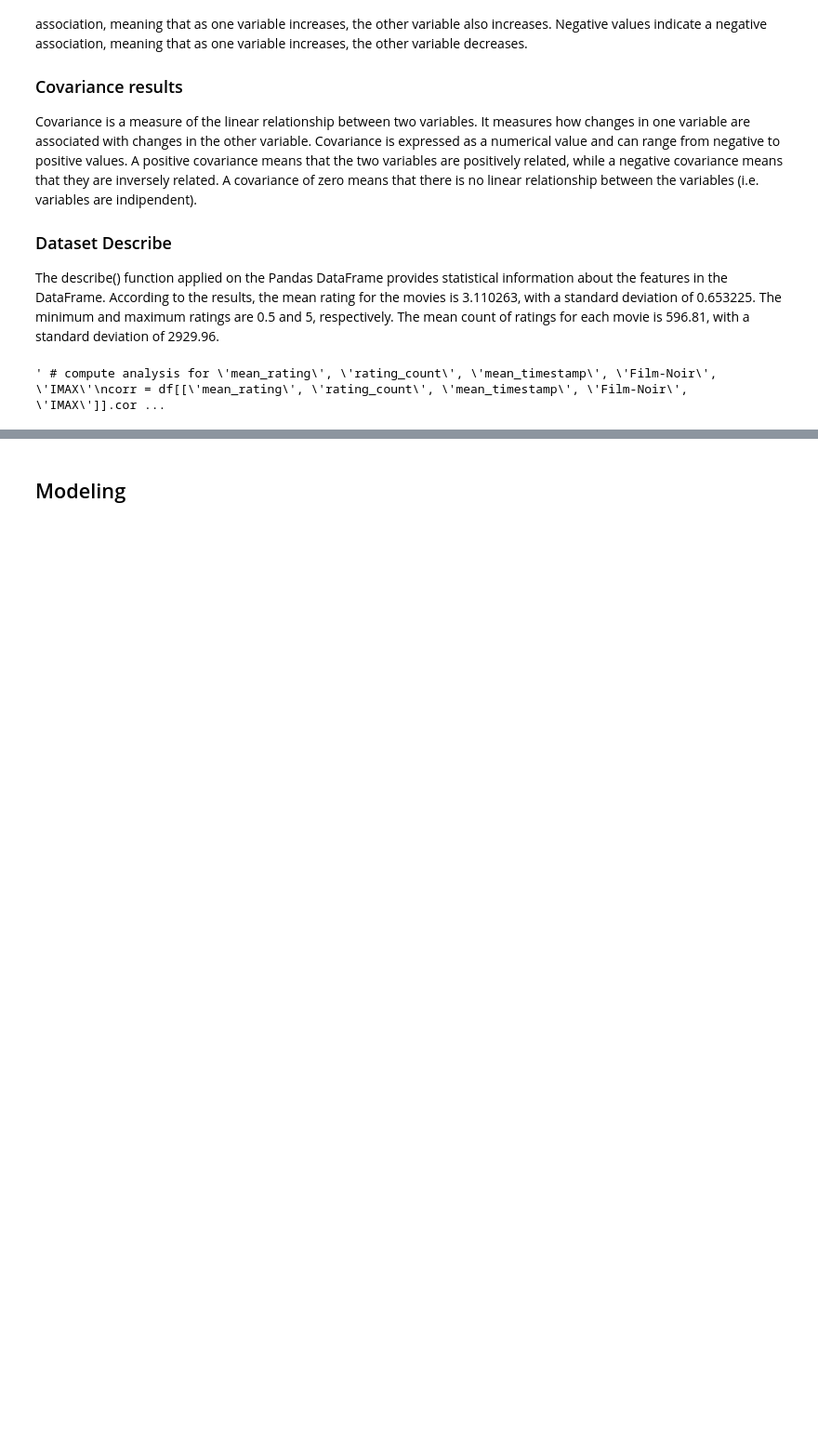
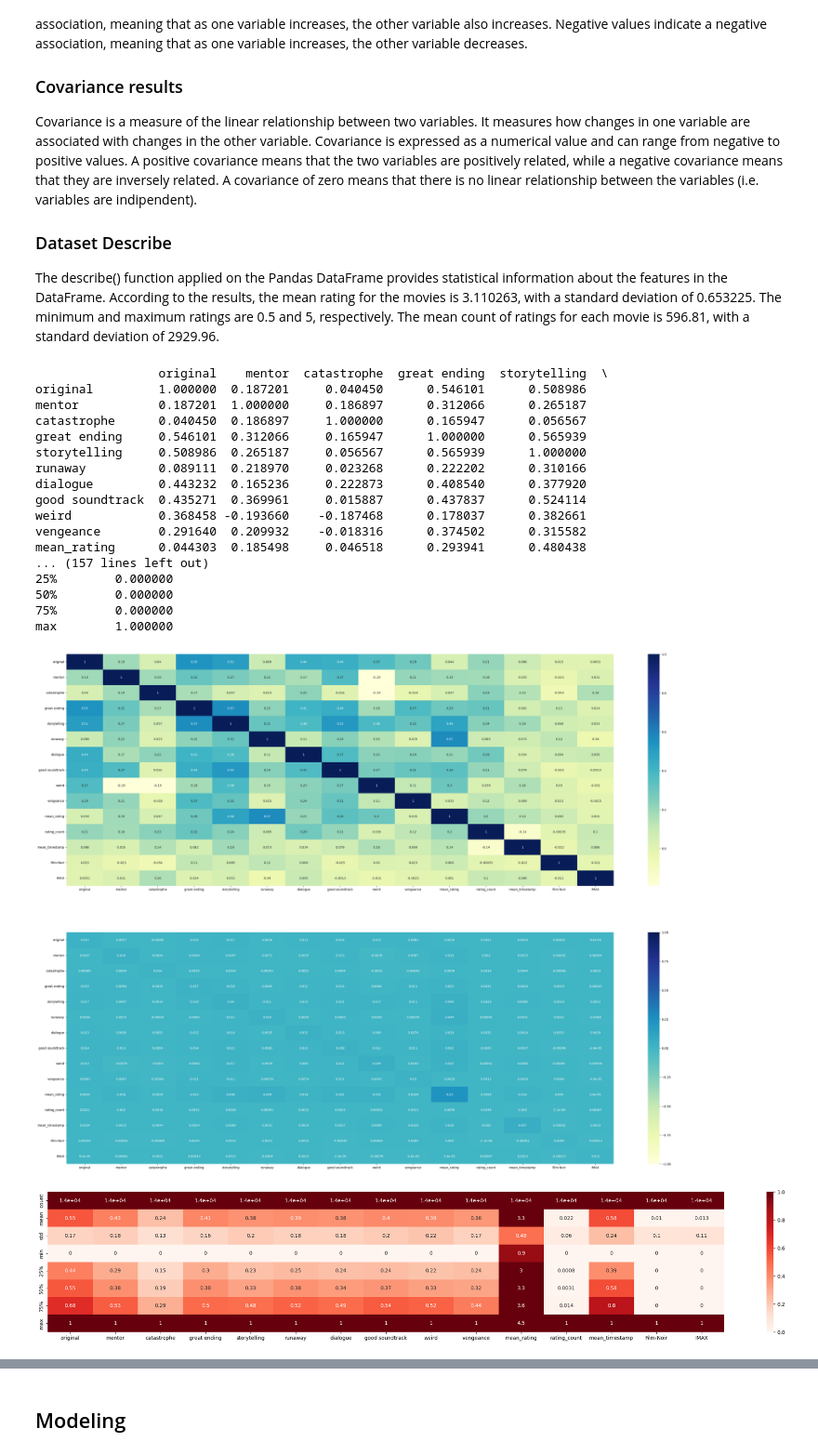
Before and after one commit to nicolopizzo/data-analytics, a Jupyter notebook: analysis.ipynb, the cells around one changed output, grey strips where cells are left out. Shown at 93% size. Saved outputs shown, nothing was run; the diff lists cells and outputs as text; code cells hidden in the pictures; blank space fills up the shorter version.

```diff
--- a/analysis.ipynb
+++ b/analysis.ipynb
@@ -444,3 +451,6 @@ display(df.head())
 | 3 | 2.853547 | 2523 | 942460471 | 0.13375 | 0.14700 | 0.50700 | 0.46175 | 0.14875 | ... |
 | 4 | 3.058434 | 11714 | 1004723013 | 0.15475 | 0.15575 | 0.28925 | 0.19800 | 0.16350 | ... |
 5 rows × 205 columns
+# %%
+""" # remove columns in genome_tags from df
+df = df.drop(columns=genome_tags['tag'].values) """
@@ -486,8 +509,0 @@ display(df.shape)
-# %%
-# normalize columns
-df = df.dropna()
-mean_rating_column = df['mean_rating']
-df = df.drop(columns=['mean_rating'])
-df = (df - df.min()) / (df.max() - df.min())
-df['mean_rating'] = mean_rating_column
-display(df.head())
@@ -526,29 +534,56 @@ The describe() function applied on the Pandas DataFrame provides statistical inf
 
 <!-- The genre columns (Film-Noir, Crime, Mystery, Animation, etc.) are binary, with a mean of either 0 or 0.01 to 0.28. The 25th, 50th, and 75th percentiles for these features are either 0 or close to 0, indicating that the majority of the movies belong to a particular genre. The year_timestamp feature has a mean of 2014.22, with a standard deviation of 4.7. The year feature has a mean of 1991.57 and a standard deviation of 25.09. -->
 # %%
-""" # compute analysis for 'mean_rating', 'rating_count', 'mean_timestamp', 'Film-Noir', 'IMAX'
-corr = df[['mean_rating', 'rating_count', 'mean_timestamp', 'Film-Noir', 'IMAX']].corr()
+# compute analysis for 'mean_rating', 'rating_count', 'mean_timestamp', 'Film-Noir', 'IMAX' and first 10 tags based on relevance
+
+list_to_compute = list(tag_dict.keys())[:10]
+
+list_to_compute.append('mean_rating')
+list_to_compute.append('rating_count')
+list_to_compute.append('mean_timestamp')
+list_to_compute.append('Film-Noir')
+list_to_compute.append('IMAX')
+
+corr = df[list_to_compute].corr()
 print(corr)
-cov = df[['mean_rating', 'rating_count', 'mean_timestamp', 'Film-Noir', 'IMAX']].cov()
+cov = df[list_to_compute].cov()
 print(cov)
-desc = df[['mean_rating', 'rating_count', 'mean_timestamp', 'Film-Noir', 'IMAX']].describe()
+desc = df[list_to_compute].describe()
 print(desc)
 
 # follow examples from slides on Data Visualization (pages 6-8)
-fig, axs = plt.subplots(2, 1, figsize=(10, 10))
+fig, axs = plt.subplots(2, 1, figsize=(40, 30))
 # show results of correlation in a graphic way
 # Plot the heatmap of the correlation matrix
 sns.heatmap(corr, annot=True, cmap="YlGnBu", ax=axs[0])
 # show results of covariance in a graphic way
 # Plot the heatmap of the covariance matrix
 sns.heatmap(cov, annot=True, cmap="YlGnBu", ax=axs[1], vmax=1, vmin=-1)
 
 plt.show()
 
 # Plot the table
-plt.figure(figsize=(10, 5))
+plt.figure(figsize=(30, 5))
 sns.heatmap(desc, annot=True, cmap='Reds', vmax=1, vmin=0)
-plt.show() """
+plt.show()
 # %% [output]
-' # compute analysis for \'mean_rating\', \'rating_count\', \'mean_timestamp\', \'Film-Noir\', \'IMAX\'\ncorr = df[[\'mean_rating\', \'rating_count\', \'mean_timestamp\', \'Film-Noir\', \'IMAX\']].cor ...
+                 original    mentor  catastrophe  great ending  storytelling  \
+original         1.000000  0.187201     0.040450      0.546101      0.508986
+mentor           0.187201  1.000000     0.186897      0.312066      0.265187
+catastrophe      0.040450  0.186897     1.000000      0.165947      0.056567
+great ending     0.546101  0.312066     0.165947      1.000000      0.565939
+storytelling     0.508986  0.265187     0.056567      0.565939      1.000000
+runaway          0.089111  0.218970     0.023268      0.222202      0.310166
+dialogue         0.443232  0.165236     0.222873      0.408540      0.377920
+good soundtrack  0.435271  0.369961     0.015887      0.437837      0.524114
+weird            0.368458 -0.193660    -0.187468      0.178037      0.382661
+vengeance        0.291640  0.209932    -0.018316      0.374502      0.315582
+mean_rating      0.044303  0.185498     0.046518      0.293941      0.480438
+... (157 lines left out)
+25%        0.000000
+50%        0.000000
+75%        0.000000
+max        1.000000
+[figure, added]
+[figure, added]
 # %%
```
Also changed, not shown: parts of 51 cells of this notebook, 1 other file.
